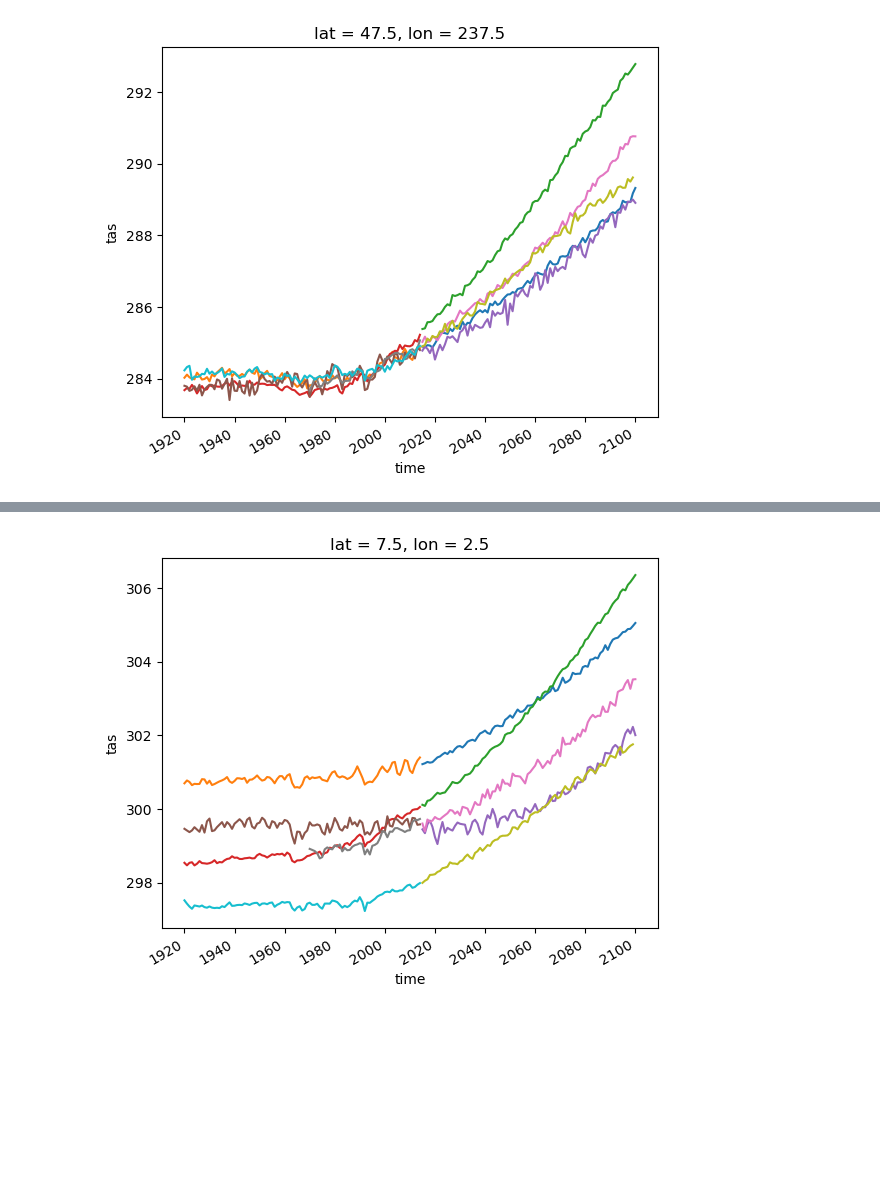
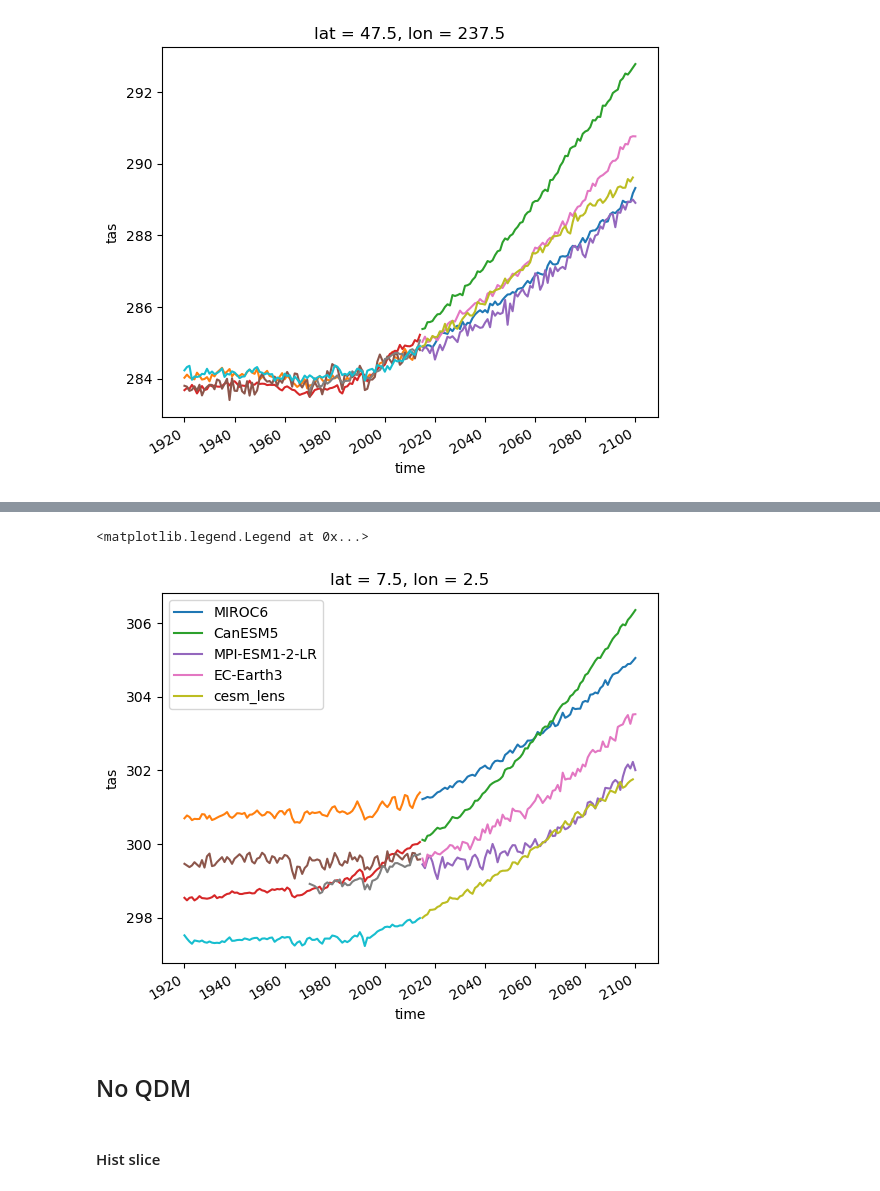
Before and after one commit to MackenzieBlanusa/InternalVariability, a Jupyter notebook: notebooks/SensitivityPlots_QDM.ipynb, the cells around one changed output, grey strips where cells are left out. Cells and saved outputs as stored; diff of their text form; code cells hidden in the pictures; blank space fills up the shorter version.

```diff
--- a/notebooks/SensitivityPlots_QDM.ipynb
+++ b/notebooks/SensitivityPlots_QDM.ipynb
@@ -259,0 +269,10 @@ for model in Lagos_tas.future_dsets:
+# %%
+for model in Lagos_tas.future_dsets:
+   Lagos_tas_no_Qdm.future_dsets[model].mean('member_id').resample(time='AS').mean().load().plot(label = model)
+   Lagos_tas_no_Qdm.hist_dsets[model].mean('member_id').resample(time='AS').mean().load().plot()
+plt.legend()
+# %% [output]
+<matplotlib.legend.Legend at 0x...>
+[figure, added]
+# %% [markdown]
+## No QDM
@@ -262,9 +291,3 @@ region = 'Lagos'
 Lagos_tas_no_Qdm = MultiModelLargeEnsemble(models=models, variable='tas', granularity='day',
                                lat=regions_dict[region]['lat'], lon=regions_dict[region]['lon'],
                                bucket='climateai_data_repository', path='tmp/global_cmip_2.5deg')
-# %%
-for model in Lagos_tas.future_dsets:
-   Lagos_tas_no_Qdm.future_dsets[model].mean('member_id').resample(time='AS').mean().load().plot()
-   Lagos_tas_no_Qdm.hist_dsets[model].mean('member_id').resample(time='AS').mean().load().plot()
-# %% [output]
-[figure, removed]
@@ -270,0 +309,2 @@ for model in Lagos_tas.future_dsets:
+# %% [markdown]
+#### Hist slice
```
Also changed, not shown: parts of 17 cells of this notebook.
